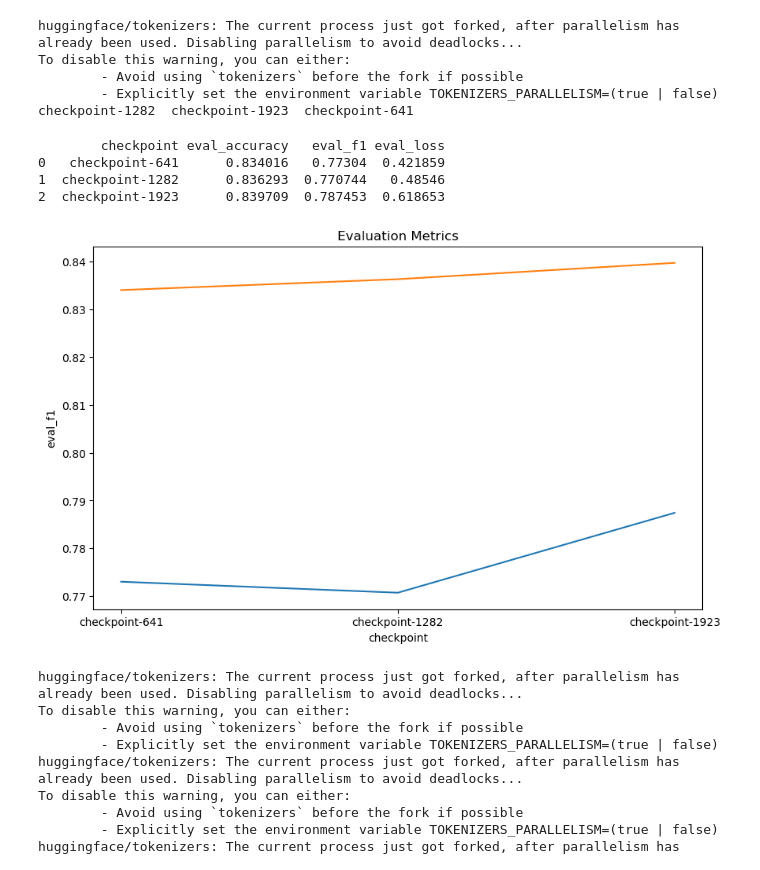
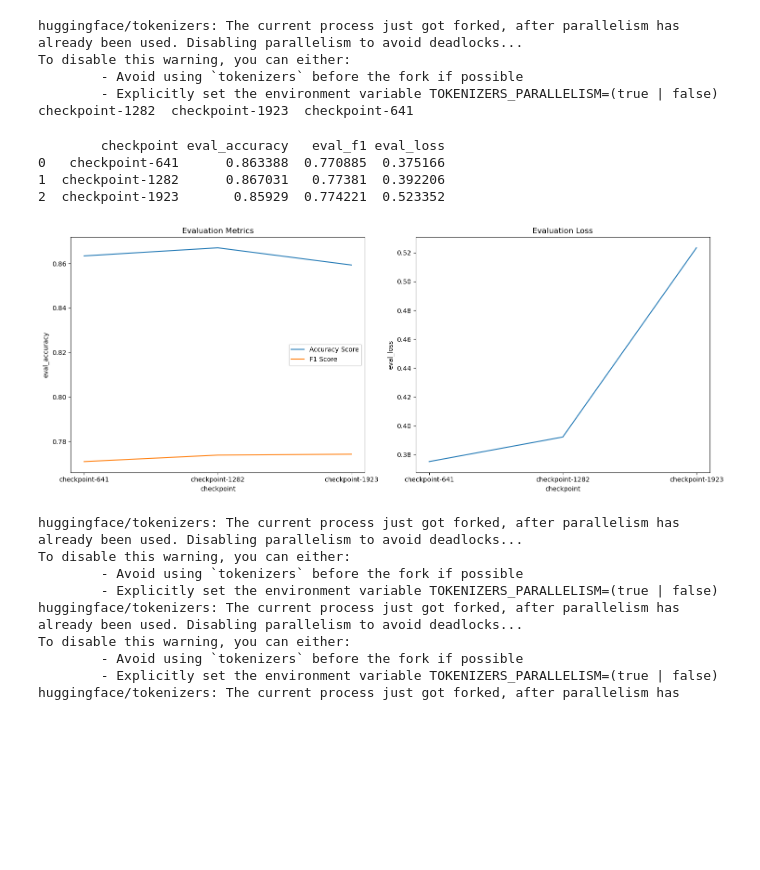
Before and after one commit to brunoconterato/udemy-lazyp-transformers-nlp, a Jupyter notebook: Fine-Tuning (Intermediate)/Fine-Tunning Sentiment Custom Dataset + Labels.ipynb, the cells around one changed output. Cells and saved outputs as stored; diff of their text form; code cells hidden in the pictures; blank space fills up the shorter version.

Commit message:
refact: improved evaluation and cross-validation
- Evaluation shows better graphics
- Cross validation: now includes valdation datasets
- Improved conclusion explaination

```diff
--- a/Fine-Tuning (Intermediate)/Fine-Tunning Sentiment Custom Dataset + Labels.ipynb
+++ b/Fine-Tuning (Intermediate)/Fine-Tunning Sentiment Custom Dataset + Labels.ipynb
@@ -91,8 +91,25 @@ DatasetDict({
         num_rows: 14640
     })
 })
+# %%
+from datasets import Dataset, DatasetDict
+
+def splitTrainTestValidation(dataset: Dataset, valid_size=.1, test_size=.1):
+    len_valid = int(len(dataset) * valid_size)
+    len_test = int(len(dataset) * test_size)
+
+    splited: DatasetDict = dataset.train_test_split(len_valid + len_test, shuffle=False, seed=42)
+    splited['validation'] = splited['test']
+    del splited['test']
+
+    splited_2 = splited['validation'].train_test_split(len_test, shuffle=True, seed=42)
+    splited['validation'] = splited_2['train']
+    splited['test'] = splited_2['test']
+
+    return splited
 # %%
-split = raw_dataset['train'].train_test_split(test_size=.3, seed=42)
+# split = raw_dataset['train'].train_test_split(test_size=.3, seed=42)
+split = splitTrainTestValidation(raw_dataset['train'], valid_size=.15, test_size=.15)
 # %%
 split
 # %% [output]
@@ -253,7 +279,7 @@ trainer = Trainer(
     model,
     training_args,
     train_dataset=tokenized_datasets["train"],
-    eval_dataset=tokenized_datasets["test"],
+    eval_dataset=tokenized_datasets["validation"],
     tokenizer=tokenizer,
     compute_metrics=compute_metrics,
 )
@@ -332,11 +366,16 @@ def evalCheckpoints(ckpt_path, checkpoints, config, tokenized_datasets):
 # %%
-evalCheckpoints("training_dir", ["checkpoint-641", "checkpoint-1282", "checkpoint-1923"], config, tokenized_datasets)
+evalCheckpoints(
+    "training_dir",
+    ["checkpoint-641", "checkpoint-1282", "checkpoint-1923"],
+    trainer=trainer,
+    tokenized_datasets=tokenized_datasets,
+)
 # %% [output]
         checkpoint eval_accuracy   eval_f1 eval_loss
-0   checkpoint-641      0.834016   0.77304  0.421859
-1  checkpoint-1282      0.836293  0.770744   0.48546
-2  checkpoint-1923      0.839709  0.787453  0.618653
+0   checkpoint-641      0.863388  0.770885  0.375166
+1  checkpoint-1282      0.867031   0.77381  0.392206
+2  checkpoint-1923       0.85929  0.774221  0.523352
-[figure, old version]
+[figure, new version]
 # %%
 from transformers import pipeline
 # %%
```
Also changed, not shown: parts of 33 cells of this notebook.
